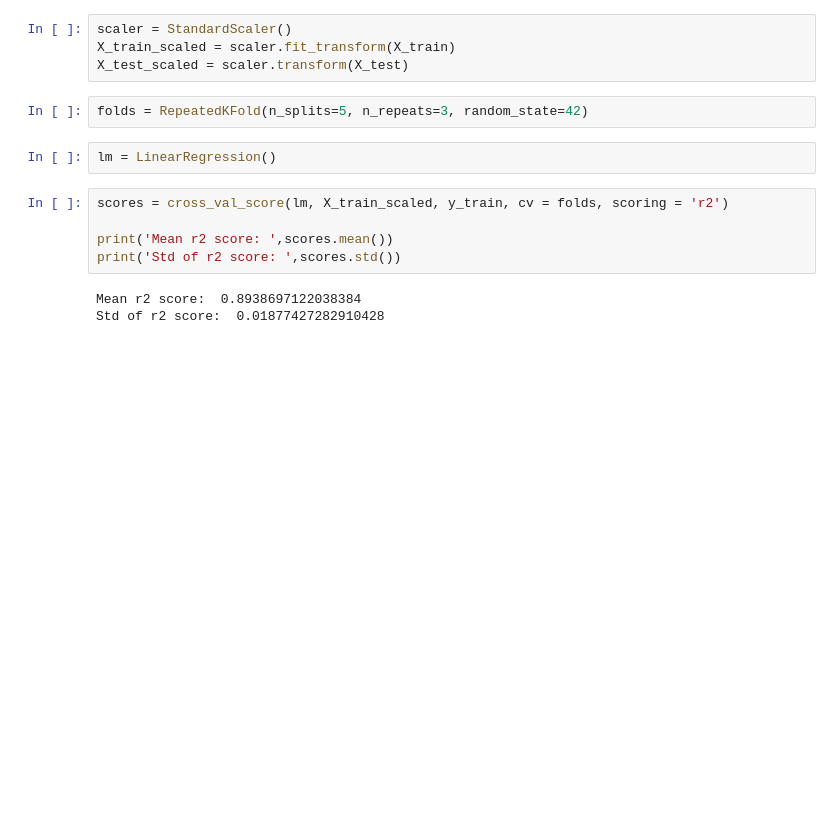
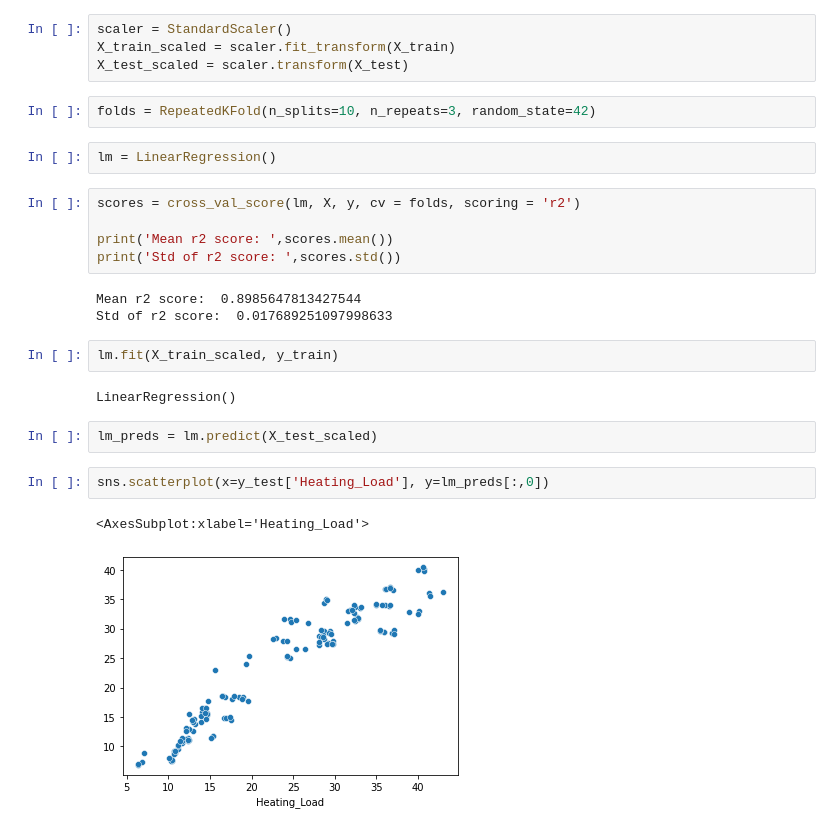
Before and after one commit to prabhakaran2395/energy_efficiency, a Jupyter notebook: model_creation.ipynb, the cells around one changed output. Cells and saved outputs as stored; diff of their text form; blank space fills up the shorter version.

```diff
--- a/model_creation.ipynb
+++ b/model_creation.ipynb
@@ -22,14 +24,25 @@ scaler = StandardScaler()
 X_train_scaled = scaler.fit_transform(X_train)
 X_test_scaled = scaler.transform(X_test)
 # %%
-folds = RepeatedKFold(n_splits=5, n_repeats=3, random_state=42)
+folds = RepeatedKFold(n_splits=10, n_repeats=3, random_state=42)
 # %%
 lm = LinearRegression()
 # %%
-scores = cross_val_score(lm, X_train_scaled, y_train, cv = folds, scoring = 'r2')
+scores = cross_val_score(lm, X, y, cv = folds, scoring = 'r2')
 
 print('Mean r2 score: ',scores.mean())
 print('Std of r2 score: ',scores.std())
 # %% [output]
-Mean r2 score:  0.8938697122038384
-Std of r2 score:  0.01877427282910428
+Mean r2 score:  0.8985647813427544
+Std of r2 score:  0.017689251097998633
+# %%
+lm.fit(X_train_scaled, y_train)
+# %% [output]
+LinearRegression()
+# %%
+lm_preds = lm.predict(X_test_scaled)
+# %%
+sns.scatterplot(x=y_test['Heating_Load'], y=lm_preds[:,0])
+# %% [output]
+<AxesSubplot:xlabel='Heating_Load'>
+[figure, added]
```
Also changed, not shown: parts of 9 cells of this notebook, 2 other files.
